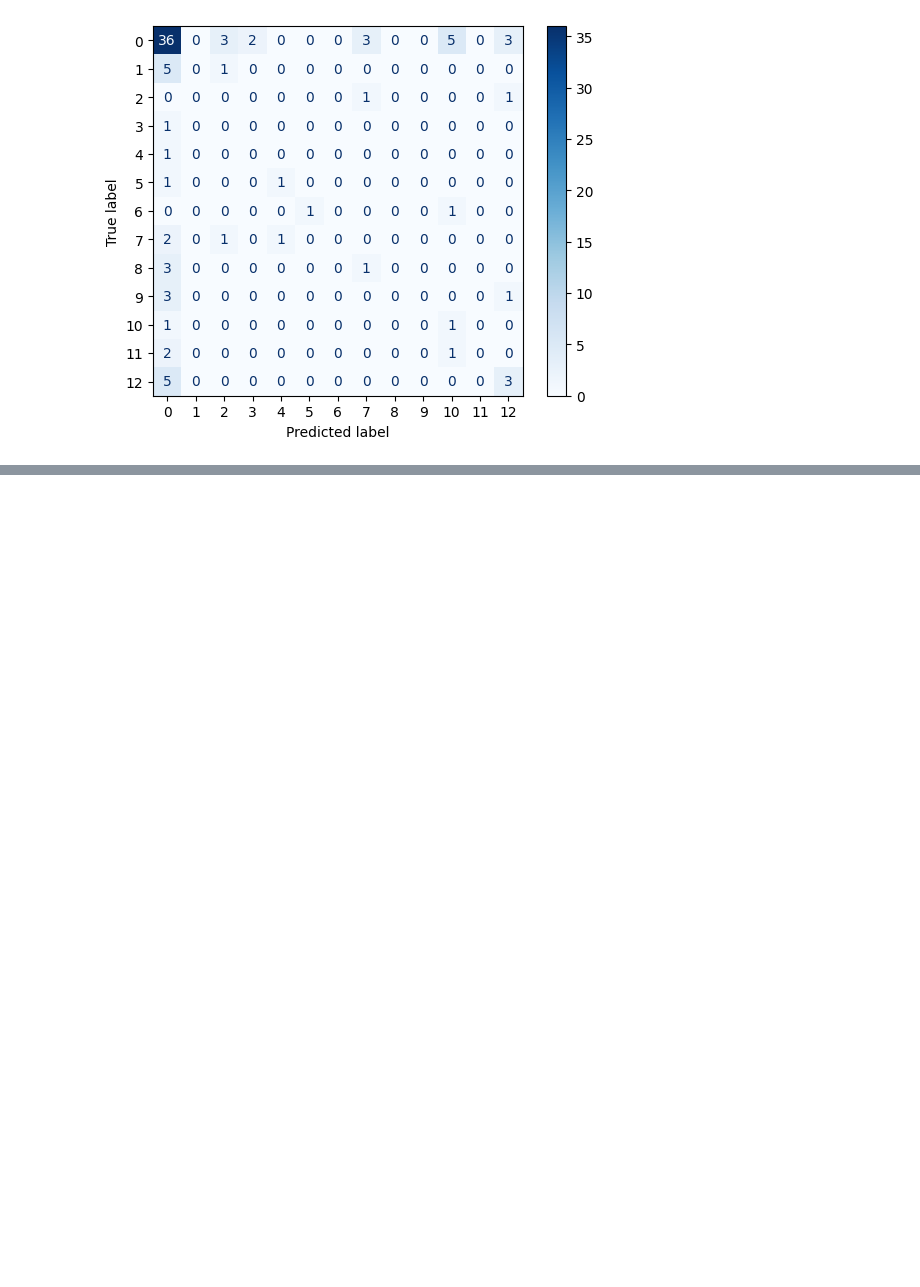
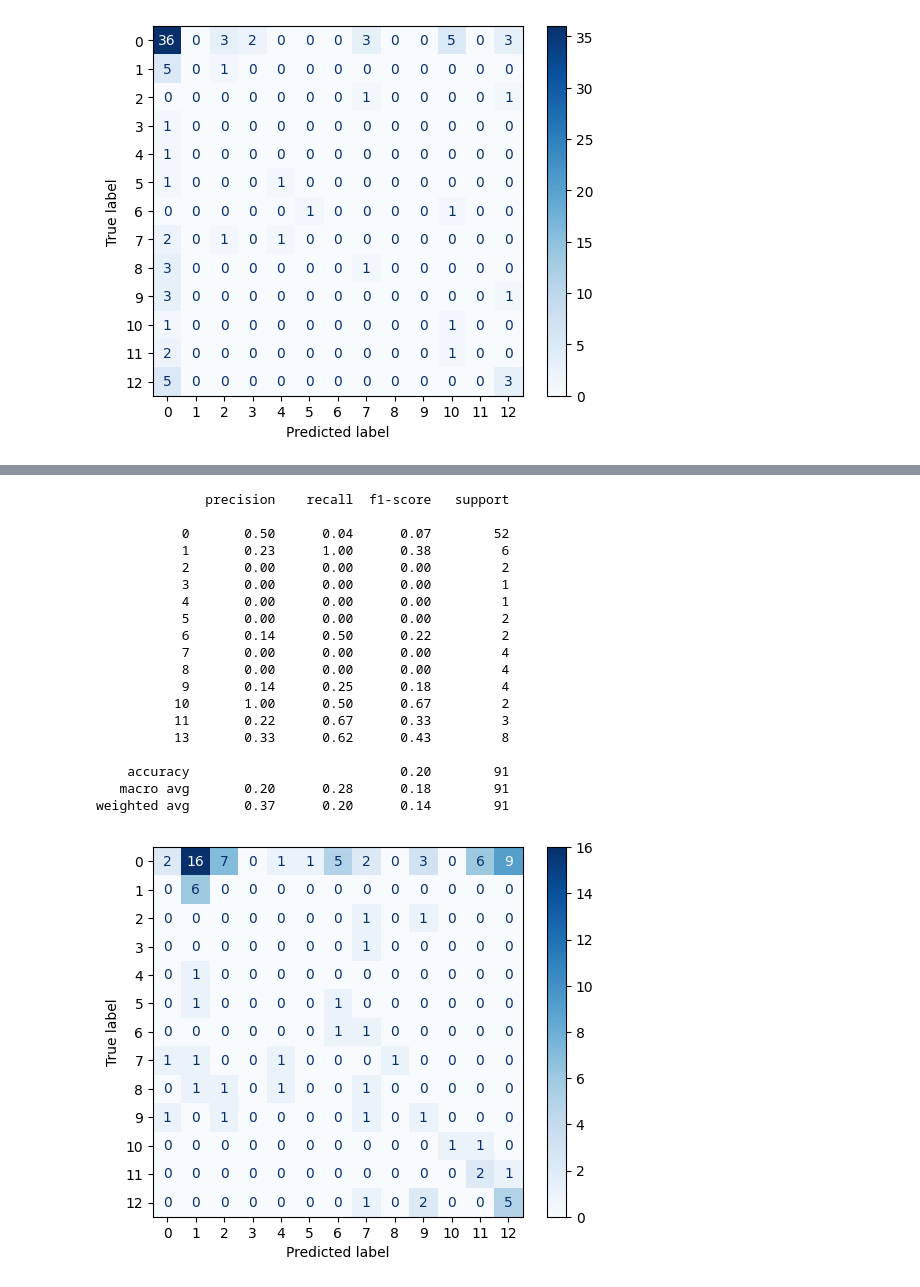
Before and after one commit to dszyjka/intracranial-aneurysm-ai, a Jupyter notebook: cow_centercrop_training.ipynb, the cells around one changed output, grey strips where cells are left out. Cells and saved outputs as stored; diff of their text form; code cells hidden in the pictures; blank space fills up the shorter version.

```diff
--- a/cow_centercrop_training.ipynb
+++ b/cow_centercrop_training.ipynb
@@ -345,3 +377,16 @@ evaluate_model(mobilenet_model, device, test_loader)
    macro avg       0.08      0.12      0.09        91
 weighted avg       0.38      0.44      0.40        91
 [figure]
+# %%
+lr = 1e-4
+num_epochs = 8
+
+shuffle_model = AneurysmClassifierShuffleNet(10, 14)
+shuffle_model.to(device)
+
+params = [p for p in shuffle_model.parameters() if p.requires_grad]
+optimizer = AdamW(lr=lr, params=params, weight_decay=1e-5)
+
+class_weights = torch.tensor(
+    [y_train.shape[0] / counts for counts in torch.bincount(y_train_tensor[:, 0])], dtype=torch.float32, device=device)
+criterion = nn.CrossEntropyLoss(weight=class_weights)
@@ -347,0 +413,23 @@ weighted avg       0.38      0.44      0.40        91
+# %%
+evaluate_model(shuffle_model, device, test_loader)
+# %% [output]
+              precision    recall  f1-score   support
+
+           0       0.50      0.04      0.07        52
+           1       0.23      1.00      0.38         6
+           2       0.00      0.00      0.00         2
+           3       0.00      0.00      0.00         1
+           4       0.00      0.00      0.00         1
+           5       0.00      0.00      0.00         2
+           6       0.14      0.50      0.22         2
+           7       0.00      0.00      0.00         4
+           8       0.00      0.00      0.00         4
+           9       0.14      0.25      0.18         4
+          10       1.00      0.50      0.67         2
+          11       0.22      0.67      0.33         3
+          13       0.33      0.62      0.43         8
+
+    accuracy                           0.20        91
+   macro avg       0.20      0.28      0.18        91
+weighted avg       0.37      0.20      0.14        91
+[figure, added]
```
Also changed, not shown: parts of 3 cells of this notebook, 1 other file.
